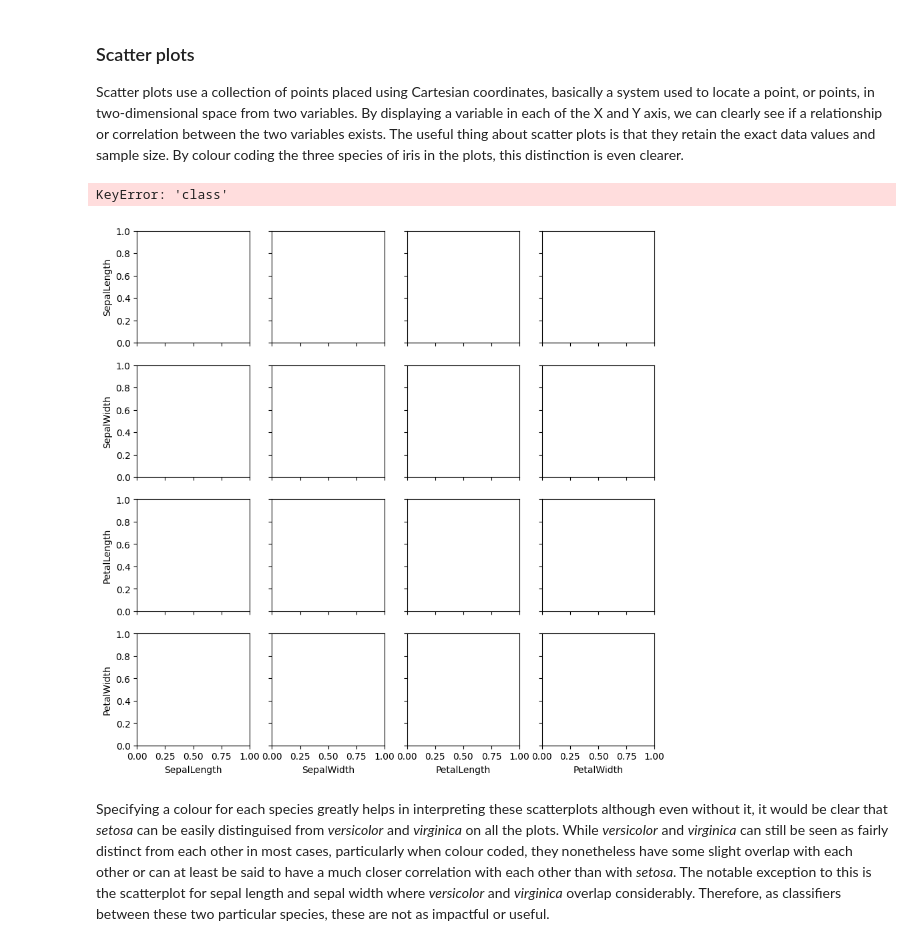
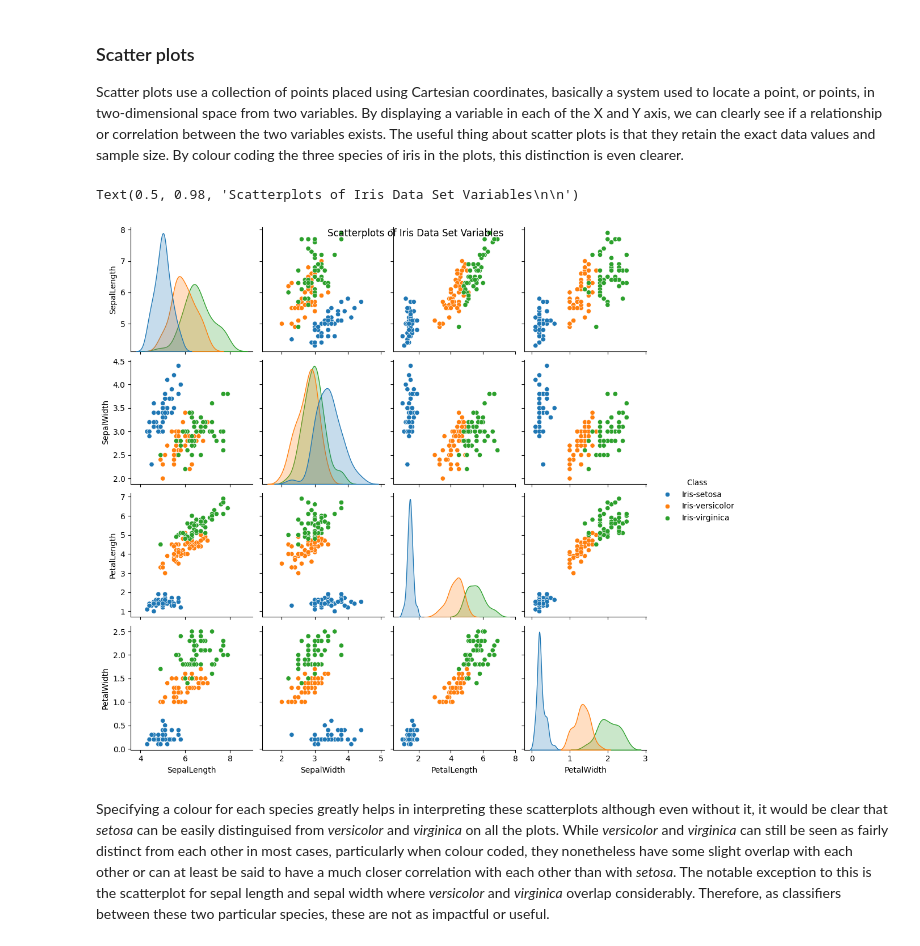
Before and after one commit to Scunnies/machine-learning-and-statistics, a Jupyter notebook: Project/Exploring Classification Algorithms with the Iris Dataset.ipynb, the cells around one changed output. Cells and saved outputs as stored; diff of their text form; code cells hidden in the pictures.

Commit message:
Visualisation

```diff
--- a/Project/Exploring Classification Algorithms with the Iris Dataset.ipynb
+++ b/Project/Exploring Classification Algorithms with the Iris Dataset.ipynb
@@ -147,10 +148,10 @@ The histograms for petal length and petal width are remarkable similar and the s
 ### Scatter plots
 Scatter plots use a collection of points placed using Cartesian coordinates, basically a system used to locate a point, or points, in two-dimensional space from two variables.  By displaying a variable in each of the X and Y axis, we can clearly see if a relationship or correlation between the two variables exists. The useful thing about scatter plots is that they retain the exact data values and sample size. By colour coding the three species of iris in the plots, this distinction is even clearer.
 # %%
-sns.pairplot (data, hue = "class")
+sns.pairplot (data, hue = "Class")
 plt.suptitle ("Scatterplots of Iris Data Set Variables\n\n")
 # %% [output]
-KeyError: 'class'
+Text(0.5, 0.98, 'Scatterplots of Iris Data Set Variables\n\n')
-[figure, old version]
+[figure, new version]
 # %% [markdown]
 Specifying a colour for each species greatly helps in interpreting these scatterplots although even without it, it would be clear that *setosa* can be easily distinguised from *versicolor* and *virginica* on all the plots. While *versicolor* and *virginica* can still be seen as fairly distinct from each other in most cases, particularly when colour coded, they nonetheless have some slight overlap with each other or can at least be said to have a much closer correlation with each other than with *setosa*.  The notable exception to this is the scatterplot for sepal length and sepal width where *versicolor* and *virginica* overlap considerably.  Therefore, as classifiers between these two particular species, these are not as impactful or useful.
```
Also changed, not shown: parts of 7 cells of this notebook.
